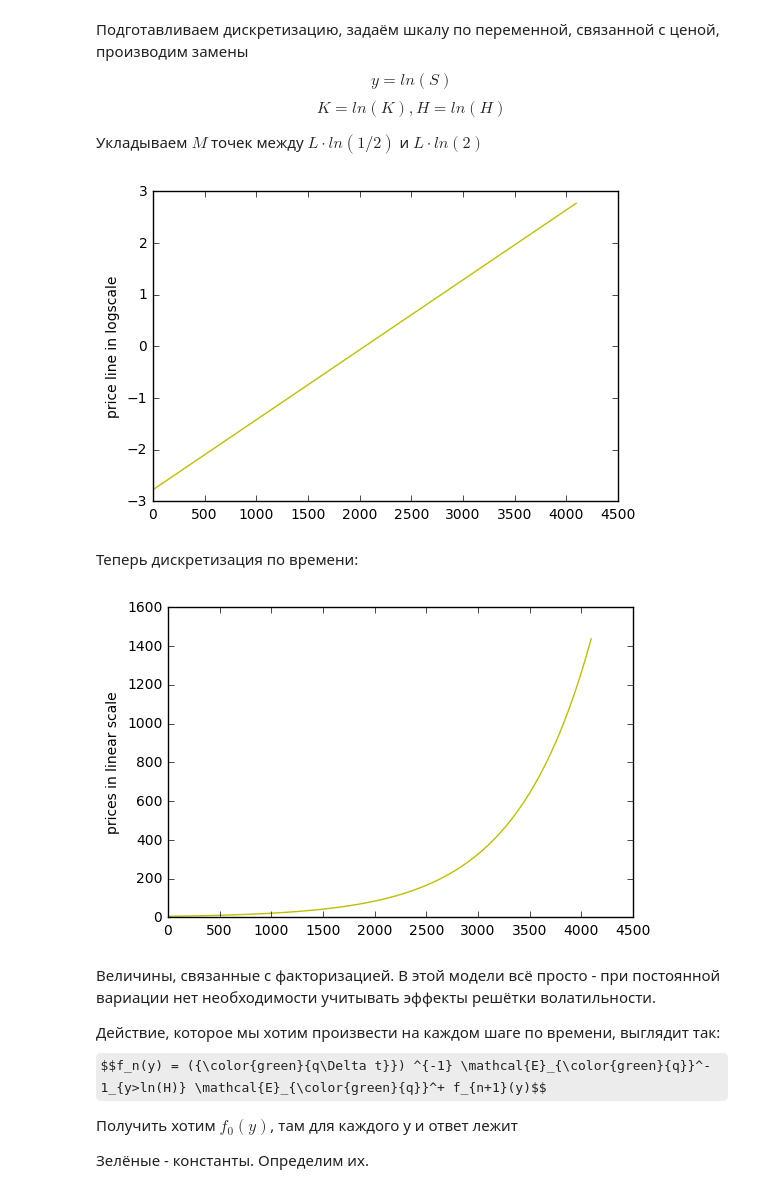
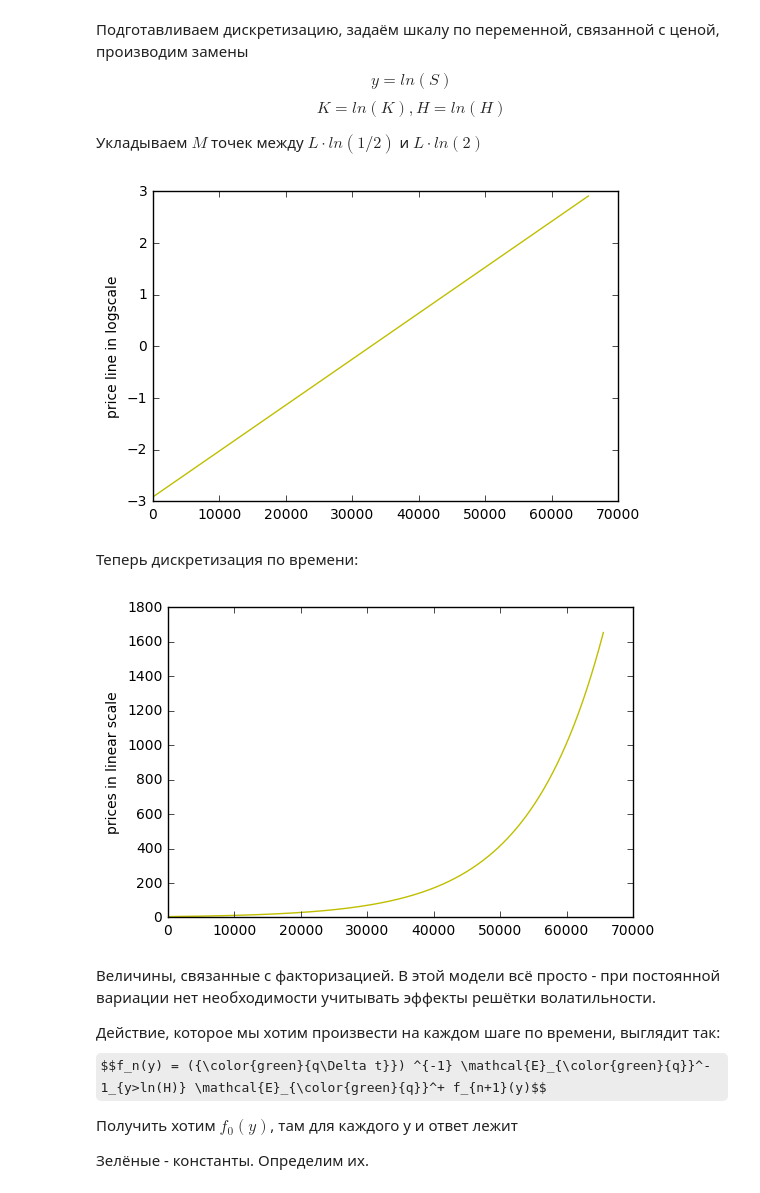
Before and after one commit to inwise/wh-barrier-python, a Jupyter notebook: BS, new mex factorization formulae.ipynb, the cells around one changed output. Drawn from its saved outputs; the diff is of its cells as text; code cells hidden in the pictures; some formulas as TeX source.

```diff
--- a/BS, new mex factorization formulae.ipynb
+++ b/BS, new mex factorization formulae.ipynb
@@ -54,35 +40,36 @@ $$ K = ln(K), H = ln(H) $$
 Укладываем $M$ точек между $L \cdot ln(1/2)$  и $ L \cdot ln(2) $
 # %%
 # constants in log scale for price, by Zanette
-M = 2**12  # number of points in price grid
-L = 4  # scaling coefficient
+M = 2**16  # number of points in price grid
+L = 4.2  # scaling coefficient
 y_min = L * log(0.5)
 y_max = L * log(2.0)
 d = (y_max - y_min) / M  # discretization step
 K = log(K_original/H_original)
 H = log(H_original/H_original)
 y_space = []  # prices array
 for p_elem_index in range(M):
     y_space.append(y_min + p_elem_index * d)
+y_space = np.array(y_space)
 
 plt.plot(y_space, color = 'y')
 plt.ylabel('price line in logscale')
 plt.show()
 # %% [output]
-[figure, old version]
+[figure, new version]
 # %% [markdown]
 Теперь дискретизация по времени:
 # %%
 original_prices_array = H_original * exp(y_space)
 # time discretization
-N = 60  # number_of_time_steps
+N = 200  # number_of_time_steps
 delta_t = T/N
 
 plt.plot(original_prices_array, color = 'y')
 plt.ylabel('prices in linear scale')
 plt.show()
 # %% [output]
-[figure, old version]
+[figure, new version]
 # %% [markdown]
 Величины, связанные с факторизацией. В этой модели всё просто - при постоянной вариации нет необходимости учитывать эффекты решётки волатильности.
 
```
Also changed, not shown: parts of 13 cells of this notebook, 6 other files.
